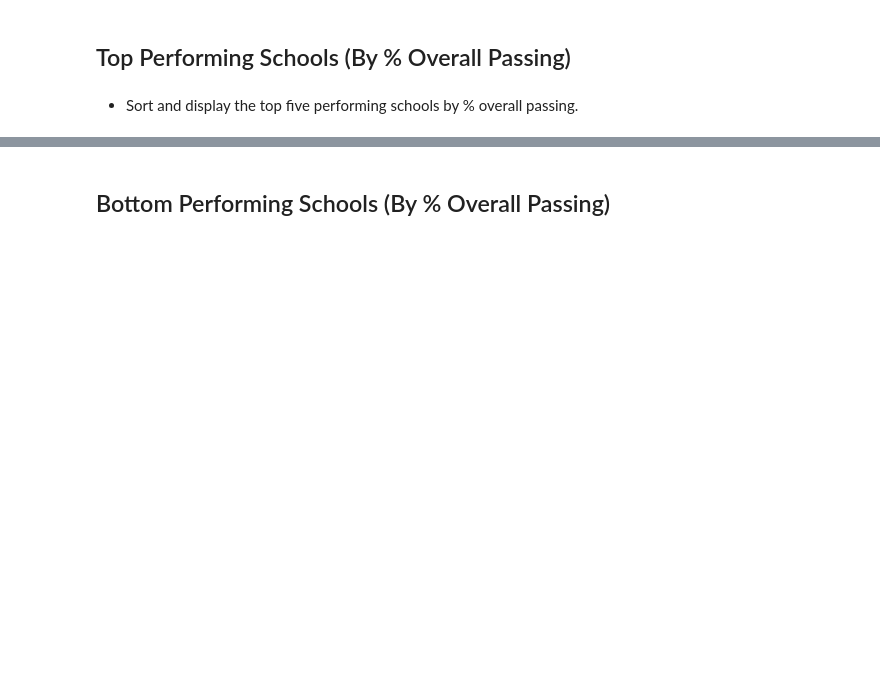
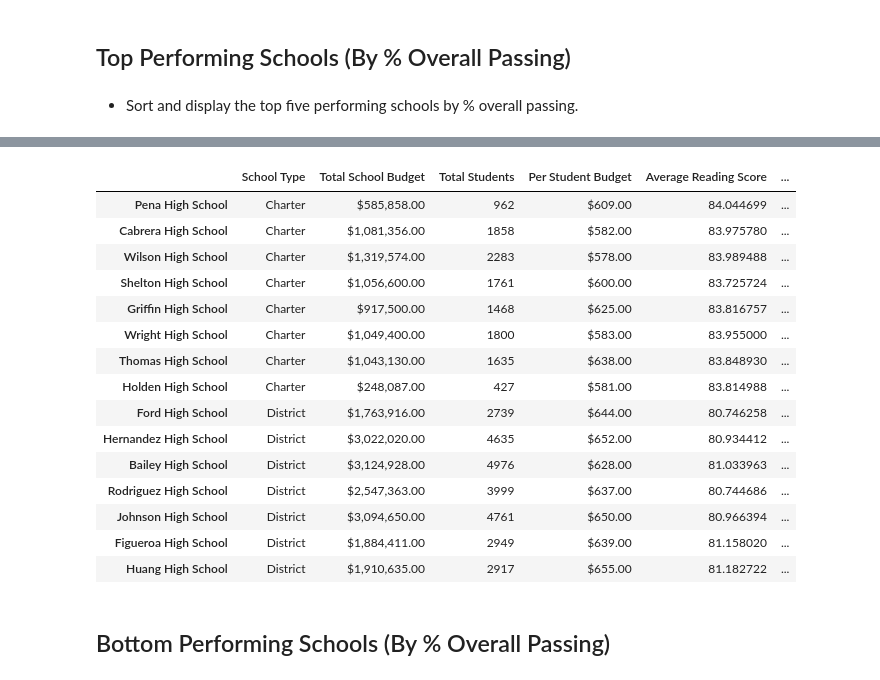
Before and after one commit to marianorivera93/School-Test-Scores-Analysis, a Jupyter notebook: PyCitySchools/PyCitySchools_starter.ipynb, the cells around one changed output, grey strips where cells are left out. Saved outputs shown, nothing was run; the diff lists cells and outputs as text; code cells hidden in the pictures; blank space fills up the shorter version.

```diff
--- a/PyCitySchools/PyCitySchools_starter.ipynb
+++ b/PyCitySchools/PyCitySchools_starter.ipynb
@@ -90,0 +297,3 @@ total_number_schools
+# %%
+TopSch_df=School_Summary_df.sort_values(["Percent Passing Math", "Percent Passing Reading", "Overall Passing Rate"], ascending=False)
+TopSch_df.head()
@@ -91,3 +307,25 @@ total_number_schools
+# %%
+TopSch_df["Total School Budget"]=TopSch_df["Total School Budget"].map("${:,.2f}".format)
+TopSch_df["Per Student Budget"]=TopSch_df["Per Student Budget"].map("${:,.2f}".format)
+
+TopSch_df
+# %% [output]
+|  | School Type | Total School Budget | Total Students | Per Student Budget | Average Reading Score | ... |
+| Pena High School | Charter | $585,858.00 | 962 | $609.00 | 84.044699 | ... |
+| Cabrera High School | Charter | $1,081,356.00 | 1858 | $582.00 | 83.975780 | ... |
+| Wilson High School | Charter | $1,319,574.00 | 2283 | $578.00 | 83.989488 | ... |
+| Shelton High School | Charter | $1,056,600.00 | 1761 | $600.00 | 83.725724 | ... |
+| Griffin High School | Charter | $917,500.00 | 1468 | $625.00 | 83.816757 | ... |
+| Wright High School | Charter | $1,049,400.00 | 1800 | $583.00 | 83.955000 | ... |
+| Thomas High School | Charter | $1,043,130.00 | 1635 | $638.00 | 83.848930 | ... |
+| Holden High School | Charter | $248,087.00 | 427 | $581.00 | 83.814988 | ... |
+| Ford High School | District | $1,763,916.00 | 2739 | $644.00 | 80.746258 | ... |
+| Hernandez High School | District | $3,022,020.00 | 4635 | $652.00 | 80.934412 | ... |
+| Bailey High School | District | $3,124,928.00 | 4976 | $628.00 | 81.033963 | ... |
+| Rodriguez High School | District | $2,547,363.00 | 3999 | $637.00 | 80.744686 | ... |
+| Johnson High School | District | $3,094,650.00 | 4761 | $650.00 | 80.966394 | ... |
+| Figueroa High School | District | $1,884,411.00 | 2949 | $639.00 | 81.158020 | ... |
+| Huang High School | District | $1,910,635.00 | 2917 | $655.00 | 81.182722 | ... |
 # %% [markdown]
 ## Bottom Performing Schools (By % Overall Passing)
 # %% [markdown]
```
Also changed, not shown: parts of 40 cells of this notebook, 1 other file.
